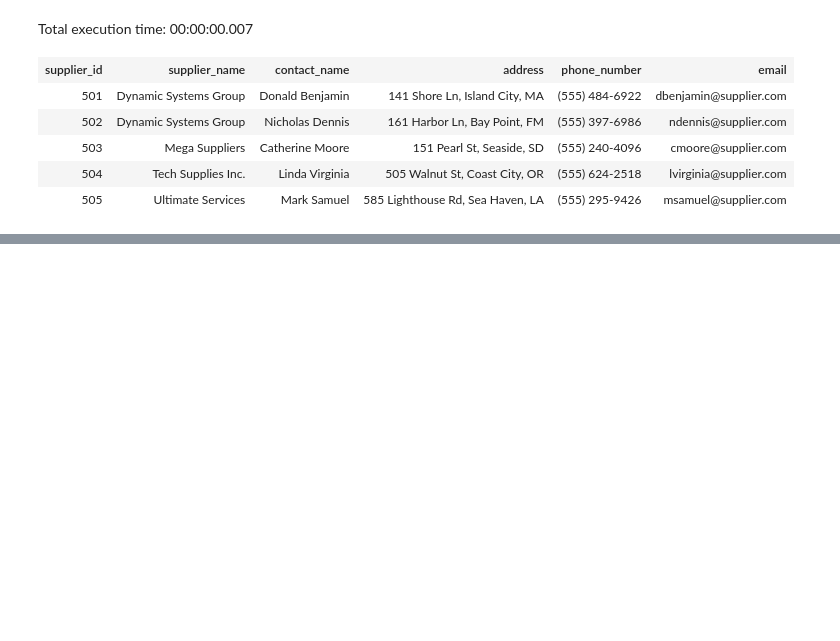
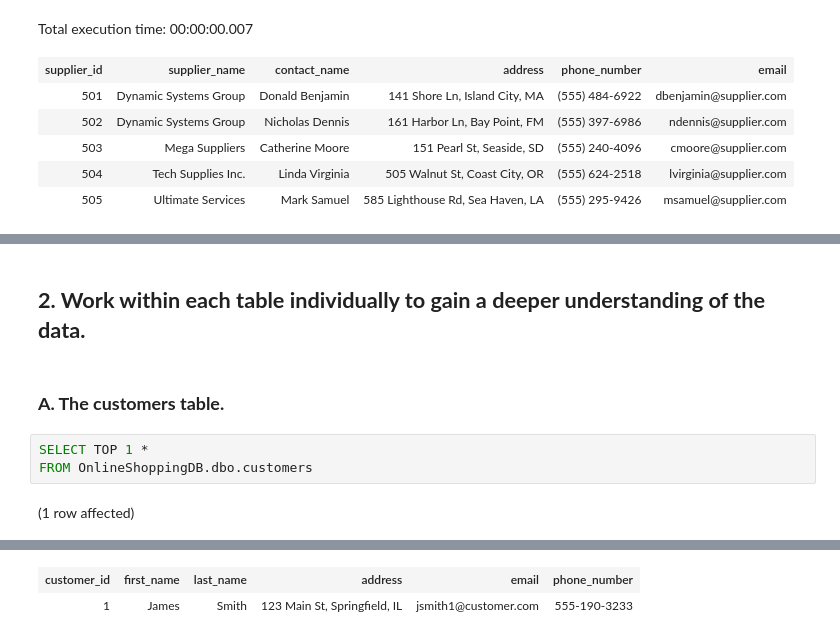
Before and after one commit to bradleytkay/post-launchcode-grad-work, a Jupyter notebook: OnlineShoppingDB.ipynb, the cells around one changed output, grey strips where cells are left out. Drawn from its saved outputs; the diff is of its cells as text; blank space fills up the shorter version.

```diff
--- a/OnlineShoppingDB.ipynb
+++ b/OnlineShoppingDB.ipynb
@@ -180,3 +166,12 @@ oders
 - address
 - phone\_number
 - email
+# %% [markdown]
+## **2\. Work within each table individually to gain a deeper understanding of the data.**
+# %% [markdown]
+### **A. The customers table.**
+# %%
+SELECT TOP 1 *
+FROM OnlineShoppingDB.dbo.customers
+# %% [output]
+(1 row affected)
@@ -182,0 +179,2 @@ oders
+| customer_id | first_name | last_name | address | email | phone_number |
+| 1 | James | Smith | 123 Main St, Springfield, IL | jsmith1@customer.com | 555-190-3233 |
```
Also changed, not shown: parts of 12 cells of this notebook.
